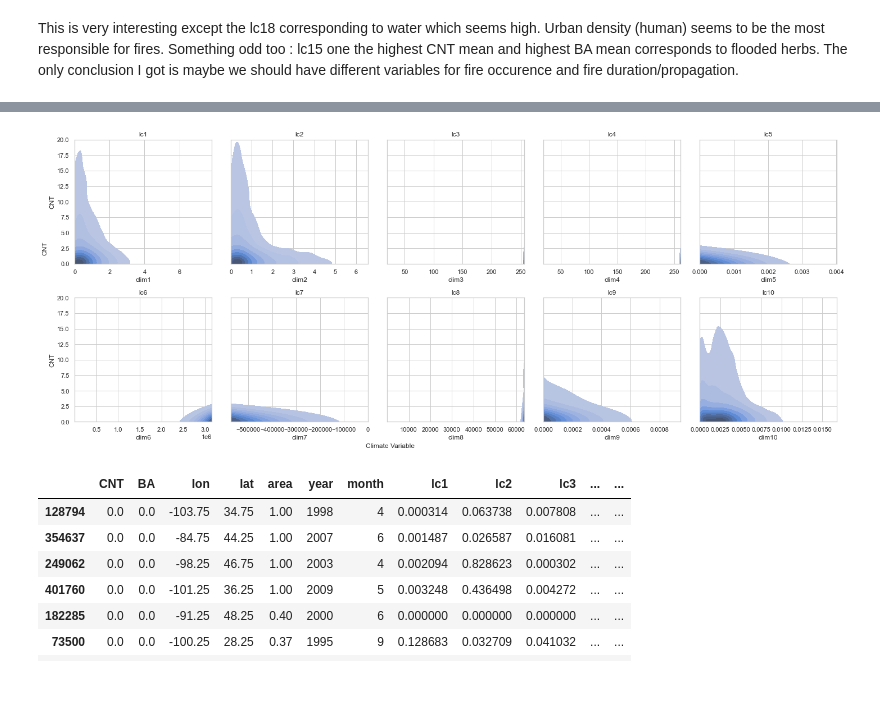
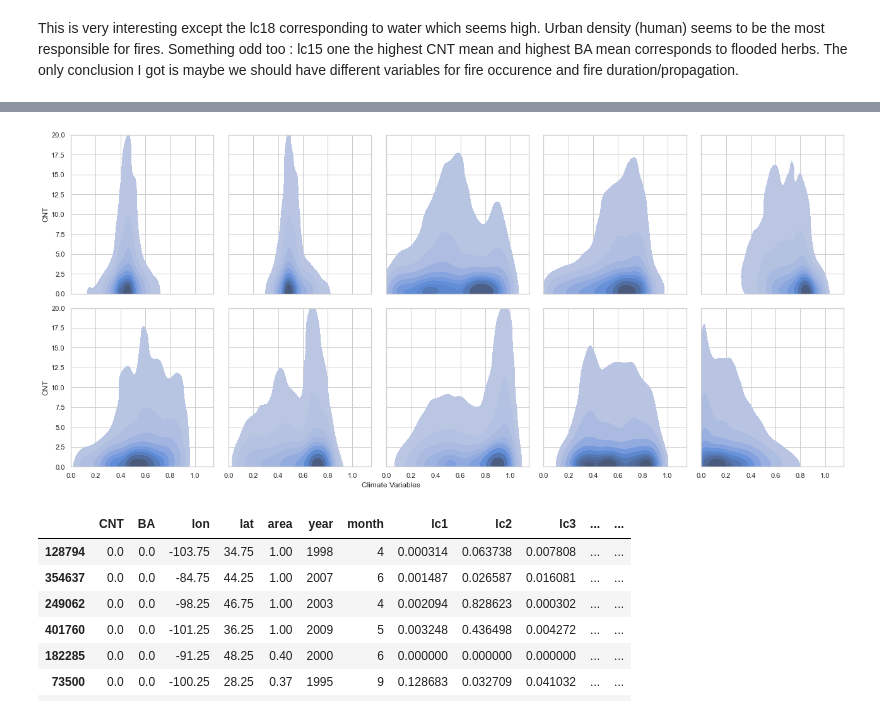
Before and after one commit to MegaCookies88/Data-Challenge-Wildfires, a Jupyter notebook: wildfires.ipynb, the cells around one changed output, grey strips where cells are left out. Saved outputs shown, nothing was run; the diff lists cells and outputs as text; code cells hidden in the pictures; blank space fills up the shorter version.

```diff
--- a/wildfires.ipynb
+++ b/wildfires.ipynb
@@ -213,0 +214,11 @@ This is very interesting except the lc18 corresponding to water which seems high
+# %%
+fig, ax = plt.subplots(4,4, figsize=(16,8), sharey=True, sharex=True)
+
+for i in range(16):
+    sbplt = ax[i%4, math.floor(i/4)]
+    sns.histplot(y=data['CNT'], x=data['lc'+str(i+1)], ax=sbplt)
+    #sbplt.hist(data['lc'+str(i+1)].values, bins=20)
+    #sbplt.set_title('lc'+str(i+1))
+
+fig.tight_layout()
+fig.text(0.4,0, 'Land Cover');
@@ -214,7 +245,3 @@ This is very interesting except the lc18 corresponding to water which seems high
 # %%
-# Analysis of climate variables
-data['clim'] = data[['altiMean', 'altiSD', 'clim1', 'clim2', 'clim3', 'clim4', 'clim5',
-                     'clim6', 'clim7', 'clim8','clim9', 'clim10']].idxmax(axis=1)
-
-data.groupby(by=['clim'])[['CNT','BA']].mean().reset_index().sort_values('CNT', ascending=False)
+data[['altiMean', 'altiSD', 'clim1', 'clim2', 'clim3', 'clim4', 'clim5', 'clim6', 'clim7', 'clim8','clim9', 'clim10']]
 # %% [output]
@@ -222,22 +271,23 @@ data.groupby(by=['clim'])[['CNT','BA']].mean().reset_index().sort_values('CNT',
 # %%
-'''
+from sklearn.preprocessing import minmax_scale
 
-fig, ax = plt.subplots(2,5, figsize=(20,8), sharey=True, sharex=False)
+year = 1996
+
+fig, ax = plt.subplots(2,5, figsize=(18,8), sharey=True, sharex=True)
 
 for i in range(10):
-    sns.kdeplot(data=data[data.year<1994], x='clim'+str(i+1), y='CNT', fill=True, clip=(0,20), ax=ax[math.floor(i/5), i%5])
-    ax[math.floor(i/5), i%5].set_title('lc'+str(i+1))
+    sns.kdeplot(data=data[data.year==year],
+                x=minmax_scale(data[data.year==year]['clim'+str(i+1)]), y='CNT',
+                fill=True, clip=(0,20), ax=ax[math.floor(i/5), i%5])
+    #sns.kdeplot(data=data[data.year<1994], x='clim'+str(i+1), y='CNT', fill=True, clip=(0,20), ax=ax[math.floor(i/5), i%5])
+    ax[math.floor(i/5), i%5].set_title('clim'+str(i+1))
 
-fig.tight_layout()
-
-fig.text(0.4,0, 'Climate Variable')
-fig.text(0,0.6, 'CNT', rotation=90);
+fig.text(0.4,0, 'Climate Variables')
+fig.tight_layout();
 
 #sns.jointplot(data=data[data.year<1994], x='clim2', y='CNT', kind='kde', fill=True, ylim=(0,20));
-
-'''
 # %% [output]
-[figure, old version]
+[figure, new version]
 # %%
 # Adding indicator for fire occurence
 data['fire'] = data['CNT'].apply(lambda x: 1 if x>0 else 0)
```
Also changed, not shown: parts of 11 cells of this notebook.
